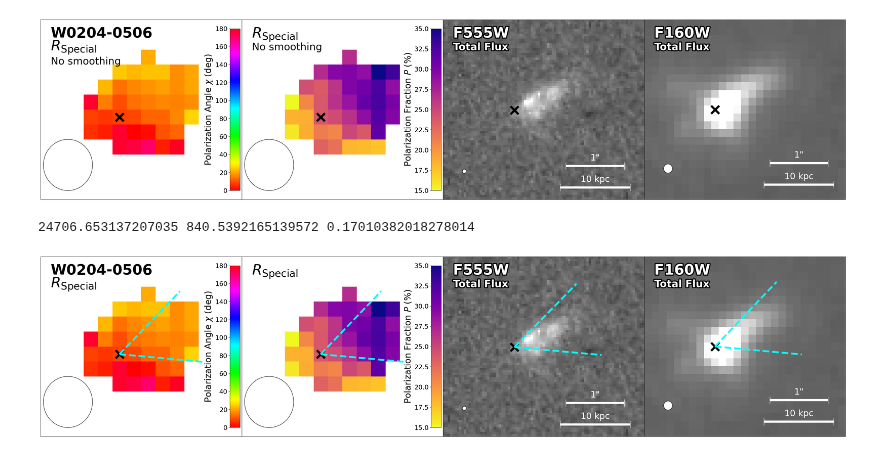
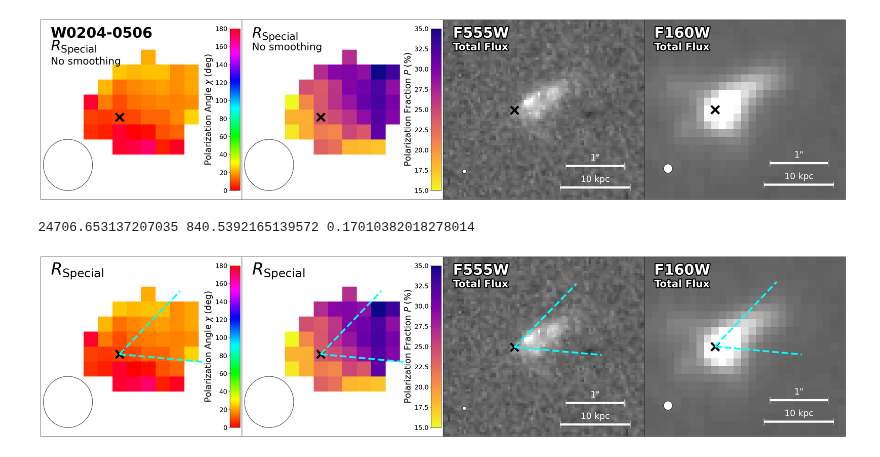
Before and after one commit to rjassef/Impol_BHDs_repo, a Jupyter notebook: plots/W0204-0506/W0204_plot.ipynb, the cells around one changed output. Cells and saved outputs as stored; diff of their text form; code cells hidden in the pictures.

Commit message:
Updated plot.

```diff
--- a/plots/W0204-0506/W0204_plot.ipynb
+++ b/plots/W0204-0506/W0204_plot.ipynb
@@ -246,19 +247,24 @@ for k, im in enumerate([pangle_co, pfrac_co, f555w_co, f160w_co]):
     axs[0,k].plot([cx, cx3], [cy, cy3], color='cyan', ls='dashed', lw=5)
 
 #Object label
-axs[0,0].text(0.05, 0.9, "W0204-0506", transform=axs[0,0].transAxes, fontsize=40, weight='bold')
+#axs[0,0].text(0.05, 0.9, "W0204-0506", transform=axs[0,0].transAxes, fontsize=40, weight='bold')
 
 #Add the bands.
 for k, bandname in enumerate([r'$R_{\rm Special}$', r'$R_{\rm Special}$', r'F555W', r'F160W']):
     if k<2:
-        color = 'black'
+       color = 'black'
     else:
-        color = 'white'
-    if k==0:
-        x, y = 0.05, 0.83
-    else:
-        x, y = 0.05, 0.9
-    txt = axs[0,k].text(x, y, bandname, transform=axs[0,k].transAxes, fontsize=40, weight='bold', color=color)
+       color = 'white'
+    #color = 'white'
+    #if k==0:
+    #    x, y = 0.05, 0.83
+    #else:
+        #x, y = 0.05, 0.9
+    x, y = 0.05, 0.9
+    fontsize=40
+    if k<2:
+        fontsize=46
+    txt = axs[0,k].text(x, y, bandname, transform=axs[0,k].transAxes, fontsize=fontsize, weight='bold', color=color)
     if k>=2:
         txt.set_path_effects([PathEffects.withStroke(linewidth=6, foreground='black')])
 
@@ -291,31 +297,31 @@ for k, inst in enumerate(['FORS2','FORS2','F555W','F160W']):
 #10kpc bar
 for k, im in enumerate([pangle_co, pfrac_co, f555w_co, f160w_co]):
     if k<2:
         continue
     if k<2:
         color = 'black'
     else:
         color = 'white'
     pixscale = im.wcs.proj_plane_pixel_scales()[0]
     bar_size = (10*u.kpc/cosmo.angular_diameter_distance(2.100))*u.rad
     bar_size_pix = (bar_size / pixscale).to(u.dimensionless_unscaled)
     ny, nx = im.data.shape
     axs[0,k].errorbar([0.75*nx],[0.06*ny],xerr=[bar_size_pix/2.], fmt='none', capsize=10.0,lw=6.0,color=color)
     txt = axs[0,k].text(0.75*nx,0.08*ny,"10 kpc",ha='center',va='bottom', fontsize=24, color=color)
     if k<2:
         txt.set_path_effects([PathEffects.withStroke(linewidth=4, foreground='black')])
 
     ang_bar_size = 1.0*u.arcsec
     ang_bar_size_pix = (ang_bar_size / pixscale).to(u.dimensionless_unscaled)
     axs[0,k].errorbar([0.75*nx],[0.18*ny],xerr=[ang_bar_size_pix/2.], fmt='none', capsize=10.0,lw=6.0,color=color)
     txt = axs[0,k].text(0.75*nx,0.20*ny,"1\"",ha='center',va='bottom', fontsize=24, color=color)
     if k<2:
         txt.set_path_effects([PathEffects.withStroke(linewidth=4, foreground='black')])
 
 #plt.tight_layout()
 plt.show()
 
 fig.savefig("W0204_pol_HST.with_cone.png", dpi=200, bbox_inches='tight')
 # %% [output]
 24706.653137207035 840.5392165139572 0.17010382018278014
-[figure, old version]
+[figure, new version]
```
Also changed, not shown: parts of 1 cell of this notebook, 1 other file.
